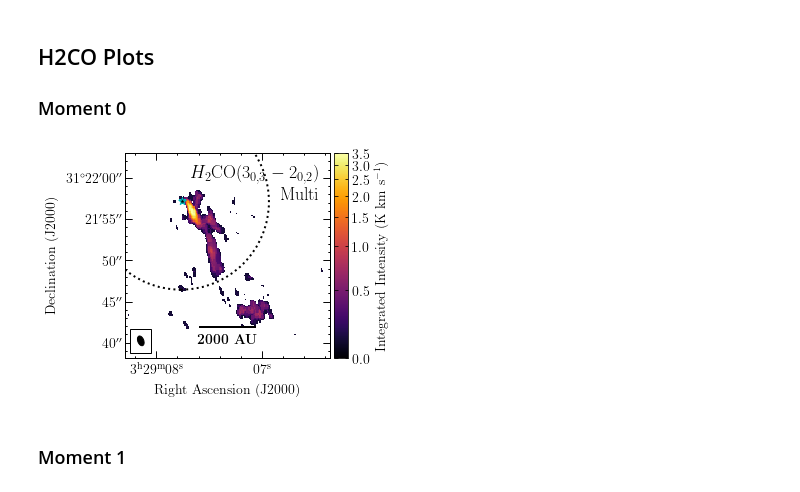
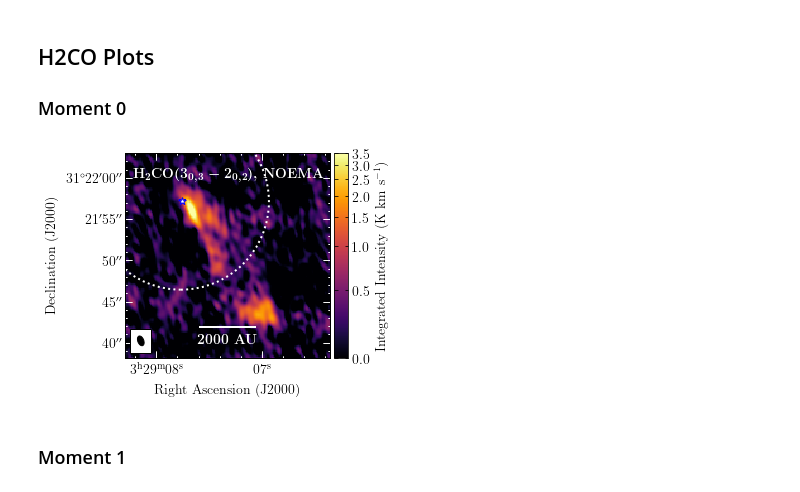
Before and after one commit to tere-valdivia/Per-emb-50_results, a Jupyter notebook: Data_figures.ipynb, the cells around one changed output. Drawn from its saved outputs; the diff is of its cells as text; code cells hidden in the pictures.

```diff
--- a/Data_figures.ipynb
+++ b/Data_figures.ipynb
@@ -58,37 +90,37 @@ if saveaction:
 
 ### Moment 0
 # %%
-saveaction = 0
+saveaction = 1
 
 folder = 'H2CO/CDconfigsmall/'
-filename = H2CO_303_202_s + '_fitcube_total_mom0'
+filename = H2CO_303_202_TdV_s
 cleanalg = 'Multi'
 stretch = 'arcsinh'
 
-savefile = folder + 'H2CO_'+cleanalg+'_fitcube_total_mom0' + '_'+stretch + '.pdf'
+savefile = folder + 'H2CO_'+cleanalg+'_fitcube_total_mom0_labeled' + '_'+stretch + '.pdf'
 vmin = 0
 vmax = 3.5
 vmid = 0.5
 cmap = 'inferno'
-title = r'$H_{2}$CO($3_{0,3}-2_{0,2}$)'
+title = r'\textbf{H\boldmath$_{2}$CO($3_{0,3}-2_{0,2}$), NOEMA}'
 
 headercube = fits.getheader(filename+'.fits')
 freq = headercube['RESTFREQ'] * u.Hz
 phasecent = [headercube['ra'], headercube['dec']]
 
-fig = plot_aplpy_standard(filename+'.fits', stretch, vmin, vmax, cmap, label_col='k', star_col='c', vmid=vmid)
+fig = plot_aplpy_standard(filename+'.fits', stretch, vmin, vmax, cmap, label_col='w', star_col='b', vmid=vmid)
 fig.colorbar.set_axis_label_text(r'Integrated Intensity (K km s$^{-1}$)')
-fig.show_circles(phasecent[0], phasecent[1], (pb_noema(freq).to(u.deg)*0.5).value, ls=':', color='k', lw=2)
-fig.add_label(0.95,0.9, title, color='k',
-               relative=True, horizontalalignment='right', size=18)
-fig.add_label(0.95,0.80, cleanalg, color='k',
-               relative=True, horizontalalignment='right', size=18)
+fig.show_circles(phasecent[0], phasecent[1], (pb_noema(freq).to(u.deg)*0.5).value, ls=':', color='w', lw=2)
+fig.add_label(0.97,0.9, title, color='w',
+               relative=True, horizontalalignment='right', size=14)
+# fig.add_label(0.95,0.80, cleanalg, color='k',
+#                relative=True, horizontalalignment='right', size=18)
 fig.scalebar.set_label(r'\textbf{2000 AU}')
 
 if saveaction:
     plt.savefig(savefile, bbox_inches='tight', dpi=300)
 # %% [output]
-[figure, old version]
+[figure, new version]
 # %% [markdown]
 ### Moment 1
 # %%
```
Also changed, not shown: parts of 28 cells of this notebook, 23 other files.
